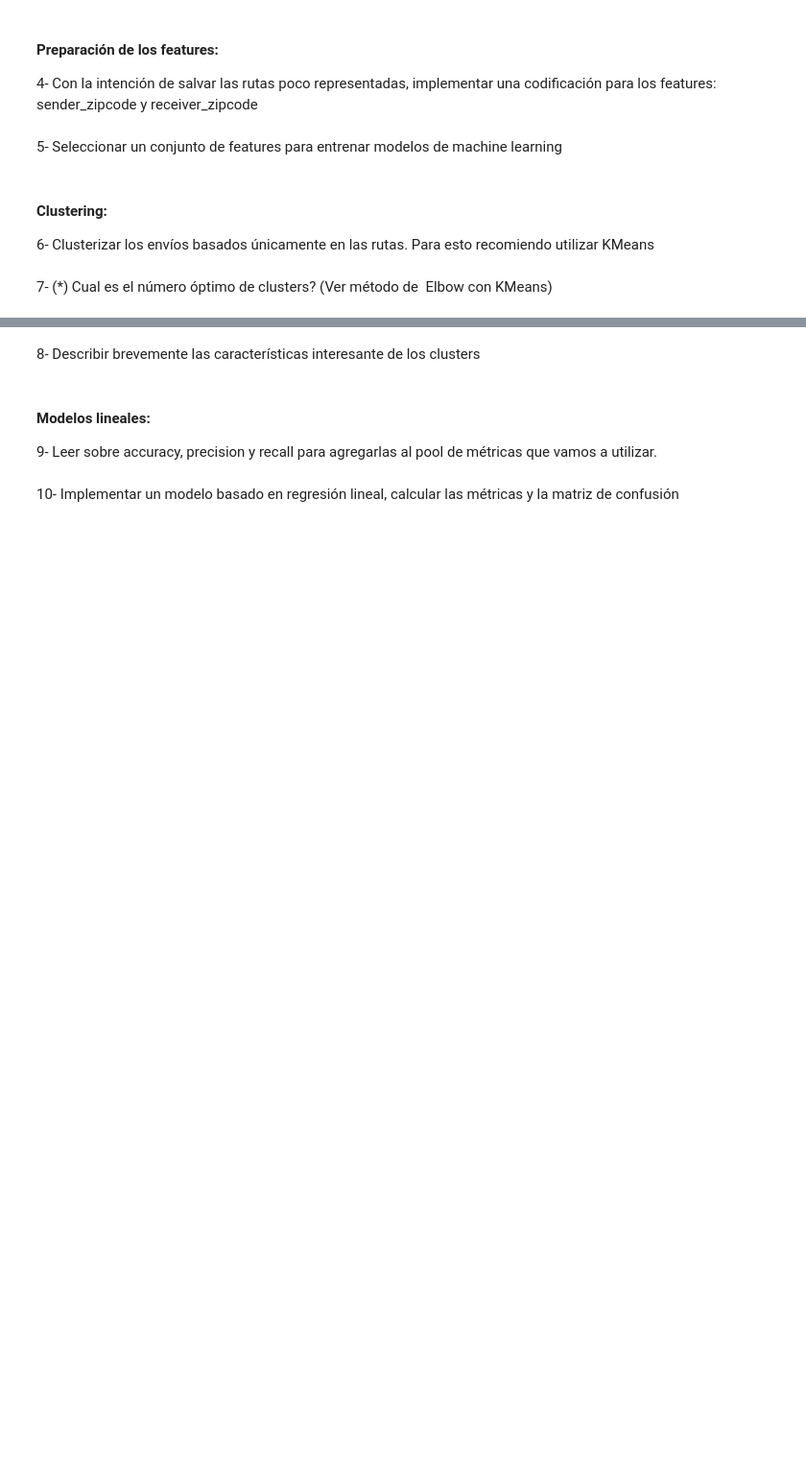
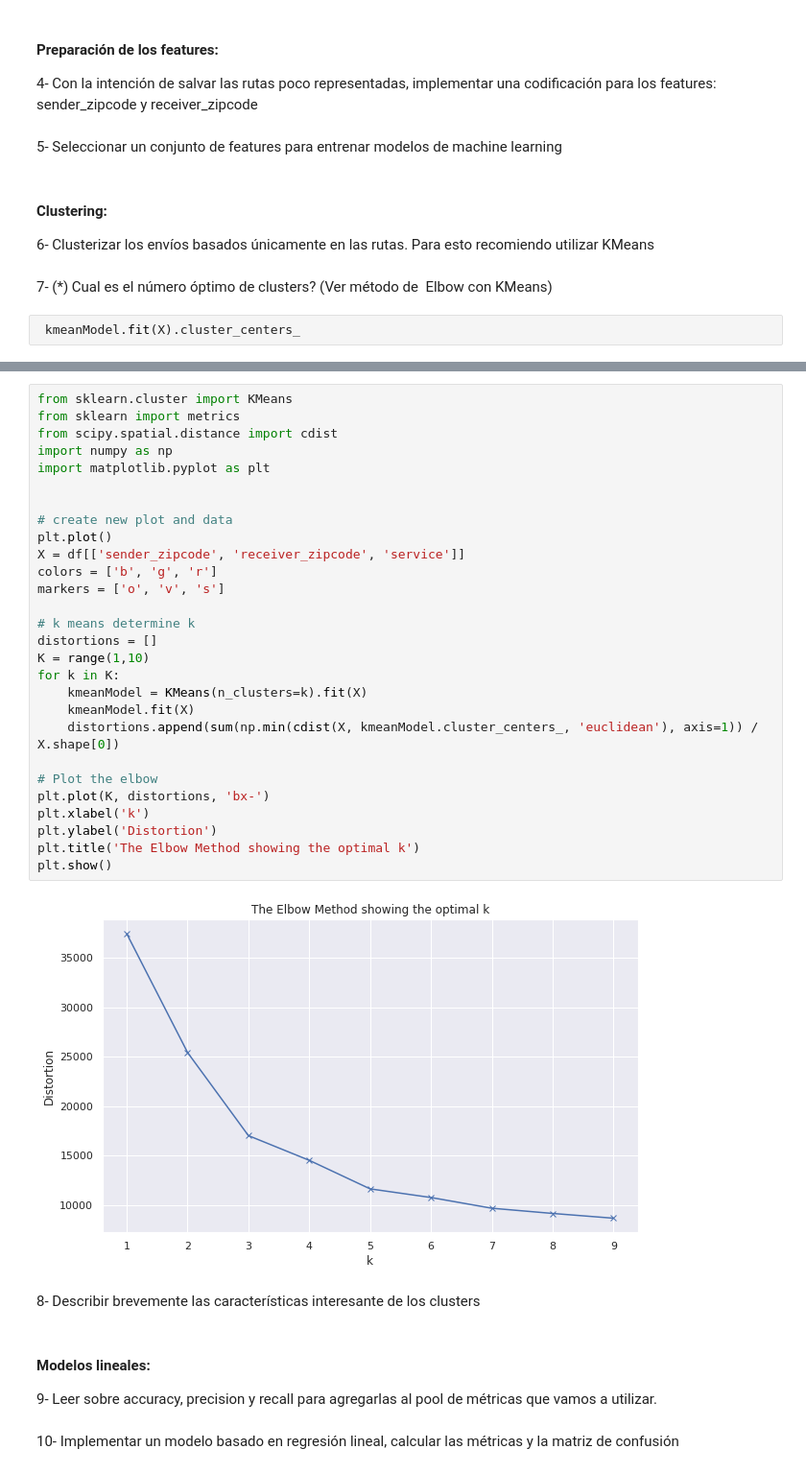
Before and after one commit to manquius/series_temporales, a Jupyter notebook: practico3_isa.ipynb, the cells around one changed output, grey strips where cells are left out. Shown: that part at 96% size. Drawn from its saved outputs; the diff is of its cells as text; blank space fills up the shorter version.

Commit message:
definicion de metrica y metodo de Elbow

```diff
--- a/practico3_isa.ipynb
+++ b/practico3_isa.ipynb
@@ -138,0 +150,2 @@ heurística a partir de los datos observados en los prácticos de análisis
+# %%
+ kmeanModel.fit(X).cluster_centers_
@@ -139,3 +174,33 @@ heurística a partir de los datos observados en los prácticos de análisis
+# %%
+from sklearn.cluster import KMeans
+from sklearn import metrics
+from scipy.spatial.distance import cdist
+import numpy as np
+import matplotlib.pyplot as plt
+
+
+# create new plot and data
+plt.plot()
+X = df[['sender_zipcode', 'receiver_zipcode', 'service']]
+colors = ['b', 'g', 'r']
+markers = ['o', 'v', 's']
+
+# k means determine k
+distortions = []
+K = range(1,10)
+for k in K:
+    kmeanModel = KMeans(n_clusters=k).fit(X)
+    kmeanModel.fit(X)
+    distortions.append(sum(np.min(cdist(X, kmeanModel.cluster_centers_, 'euclidean'), axis=1)) / X.shape[0])
+
+# Plot the elbow
+plt.plot(K, distortions, 'bx-')
+plt.xlabel('k')
+plt.ylabel('Distortion')
+plt.title('The Elbow Method showing the optimal k')
+plt.show()
+# %% [output]
+[figure, added]
 # %% [markdown]
 8- Describir brevemente las características interesante de los clusters
 # %% [markdown]
```
Also changed, not shown: parts of 4 cells of this notebook.
